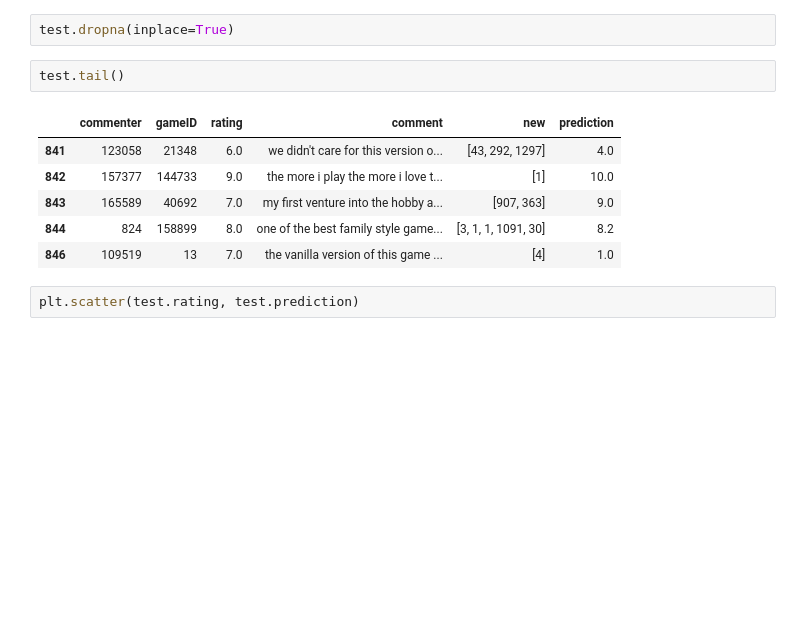
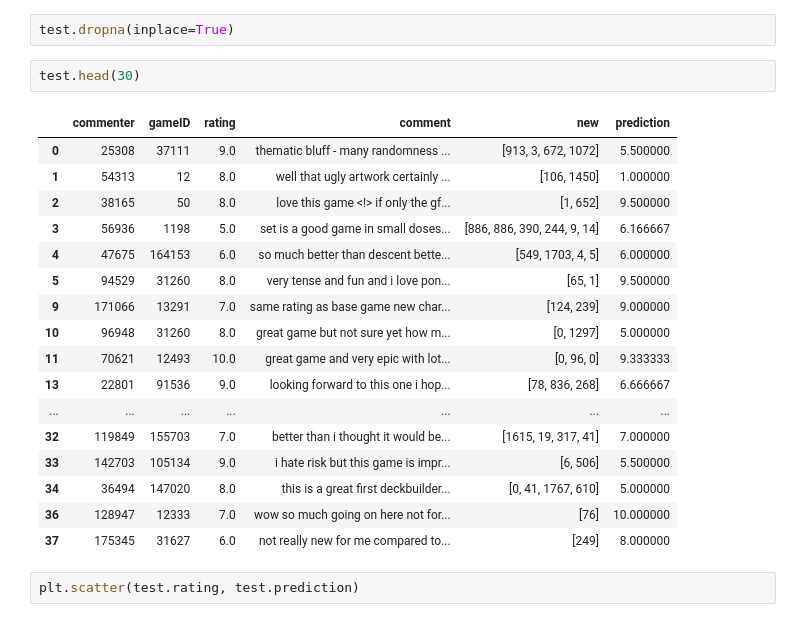
Before and after one commit to matthewgiem/boardgame_sentiment_analysis, a Jupyter notebook: Thursdays Work.ipynb, the cells around one changed output. Saved outputs shown, nothing was run; the diff lists cells and outputs as text; blank space fills up the shorter version.

```diff
--- a/Thursdays Work.ipynb
+++ b/Thursdays Work.ipynb
@@ -313,15 +313,26 @@ def create_score(new):
 test['prediction'] = test.new.apply(create_score)
 # %%
 test.dropna(inplace=True)
-# %%
-test.tail()
-# %% [output]
-|  | commenter | gameID | rating | comment | new | prediction |
-| 841 | 123058 | 21348 | 6.0 | we didn't care for this version o... | [43, 292, 1297] | 4.0 |
-| 842 | 157377 | 144733 | 9.0 | the more i play the more i love t... | [1] | 10.0 |
-| 843 | 165589 | 40692 | 7.0 | my first venture into the hobby a... | [907, 363] | 9.0 |
-| 844 | 824 | 158899 | 8.0 | one of the best family style game... | [3, 1, 1, 1091, 30] | 8.2 |
-| 846 | 109519 | 13 | 7.0 | the vanilla version of this game ... | [4] | 1.0 |
+# %%
+test.head(30)
+# %% [output]
+|  | commenter | gameID | rating | comment | new | prediction |
+| 0 | 25308 | 37111 | 9.0 | thematic bluff - many randomness ... | [913, 3, 672, 1072] | 5.500000 |
+| 1 | 54313 | 12 | 8.0 | well that ugly artwork certainly ... | [106, 1450] | 1.000000 |
+| 2 | 38165 | 50 | 8.0 | love this game <!> if only the gf... | [1, 652] | 9.500000 |
+| 3 | 56936 | 1198 | 5.0 | set is a good game in small doses... | [886, 886, 390, 244, 9, 14] | 6.166667 |
+| 4 | 47675 | 164153 | 6.0 | so much better than descent bette... | [549, 1703, 4, 5] | 6.000000 |
+| 5 | 94529 | 31260 | 8.0 | very tense and fun and i love pon... | [65, 1] | 9.500000 |
+| 9 | 171066 | 13291 | 7.0 | same rating as base game new char... | [124, 239] | 9.000000 |
+| 10 | 96948 | 31260 | 8.0 | great game but not sure yet how m... | [0, 1297] | 5.000000 |
+| 11 | 70621 | 12493 | 10.0 | great game and very epic with lot... | [0, 96, 0] | 9.333333 |
+| 13 | 22801 | 91536 | 9.0 | looking forward to this one i hop... | [78, 836, 268] | 6.666667 |
+| ... | ... | ... | ... | ... | ... | ... |
+| 32 | 119849 | 155703 | 7.0 | better than i thought it would be... | [1615, 19, 317, 41] | 7.000000 |
+| 33 | 142703 | 105134 | 9.0 | i hate risk but this game is impr... | [6, 506] | 5.500000 |
+| 34 | 36494 | 147020 | 8.0 | this is a great first deckbuilder... | [0, 41, 1767, 610] | 5.000000 |
+| 36 | 128947 | 12333 | 7.0 | wow so much going on here not for... | [76] | 10.000000 |
+| 37 | 175345 | 31627 | 6.0 | not really new for me compared to... | [249] | 8.000000 |
 # %%
 plt.scatter(test.rating, test.prediction)
 # %% [output]
```
Also changed, not shown: parts of 13 cells of this notebook.
